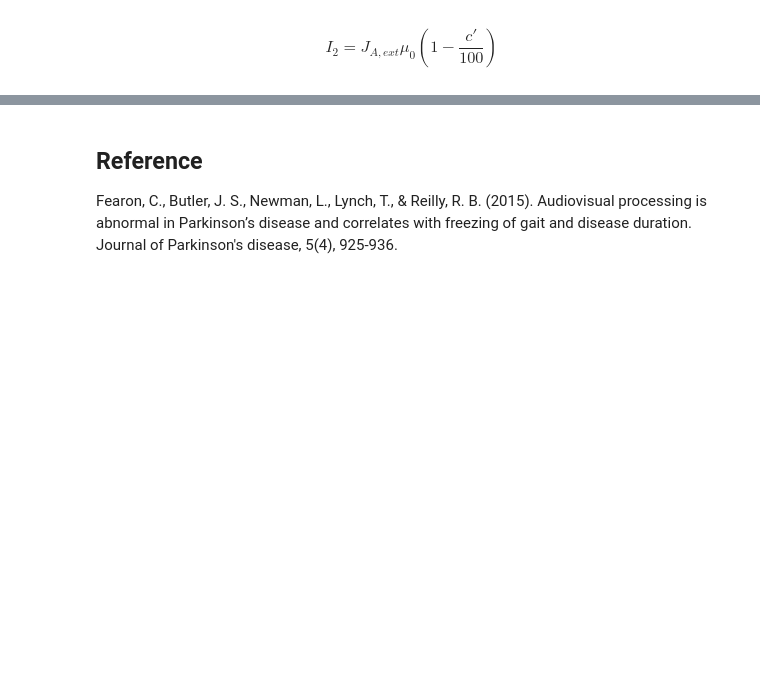
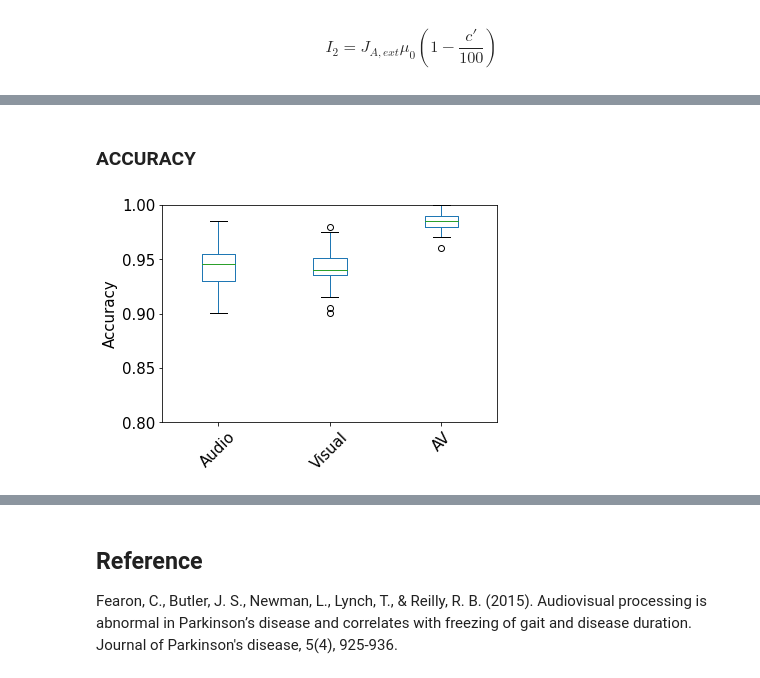
Before and after one commit to john-s-butler-dit/Decision-Making-Models, a Jupyter notebook: MULTISENSORY/Audio Visual Reaction Loop Version.ipynb, the cells around one changed output, grey strips where cells are left out. Cells and saved outputs as stored; diff of their text form; code cells hidden in the pictures; blank space fills up the shorter version.

```diff
--- a/MULTISENSORY/Audio Visual Reaction Loop Version.ipynb
+++ b/MULTISENSORY/Audio Visual Reaction Loop Version.ipynb
@@ -159,0 +268,29 @@ Firing_target_AUDIO_INHIB=0*time # np.zeros((1,len(time)))
+# %%
+def DDM_FIT(RT,ANSWER):
+    df=[]
+
+    # RT is scalles to seconds, the function takes seconds
+    df=pd.DataFrame({'RT': RT/1000, 'correct': ANSWER})
+    df.head()
+    sample = Sample.from_pandas_dataframe(df, rt_column_name="RT",
+                                                  correct_column_name="correct")
+    model = Model(name='Model',
+                      drift=DriftConstant(drift=Fittable(minval=5, maxval=14)),
+                      noise=NoiseConstant(noise=1.5),
+                      bound=BoundConstant(B=2.5),
+                      overlay=OverlayChain(overlays=[OverlayNonDecision(nondectime=Fittable(minval=0, maxval=.8)),
+                                                    OverlayPoissonMixture(pmixturecoef=.02,
+                                                                          rate=1)]),
+                      dx=.001, dt=.01, T_dur=2)
+
+    # Fitting this will also be fast because PyDDM can automatically
+    # determine that DriftCoherence will allow an analytical solution.
+    fit_model = fit_adjust_model(sample=sample, model=model,fitting_method="differential_evolution",
+                     lossfunction=LossRobustBIC,verbose=False)
+
+    param=fit_model.get_model_parameters()
+
+    Drift=np.asarray(param[0])
+    Delay=np.asarray(param[1])
+
+    return Drift,Delay
@@ -333,0 +541,16 @@ Ttest_indResult(statistic=3.3549286654200987, pvalue=0.0009514310078025887)
+# %% [markdown]
+### ACCURACY
+# %%
+df_ACC=pd.DataFrame({'Audio': GROUP_ACC[0,:], 'Visual': GROUP_ACC[1,:],'AV':GROUP_ACC[2,:]})
+#from matplotlib import pyplot as plt
+
+fig = plt.figure(figsize=(6,4))
+ax=df_ACC.boxplot(grid=False, rot=45, fontsize=15)
+#ax=df.plot.scatter()
+#fig.set_ylabel('RT')
+ax.set_ylabel('Accuracy', fontsize=15)
+plt.ylim(0.8,1)
+#df.boxplot(grid=False, rot=45, fontsize=15)
+plt.show()
+# %% [output]
+[figure, added]
```
Also changed, not shown: parts of 46 cells of this notebook, 12 other files.
